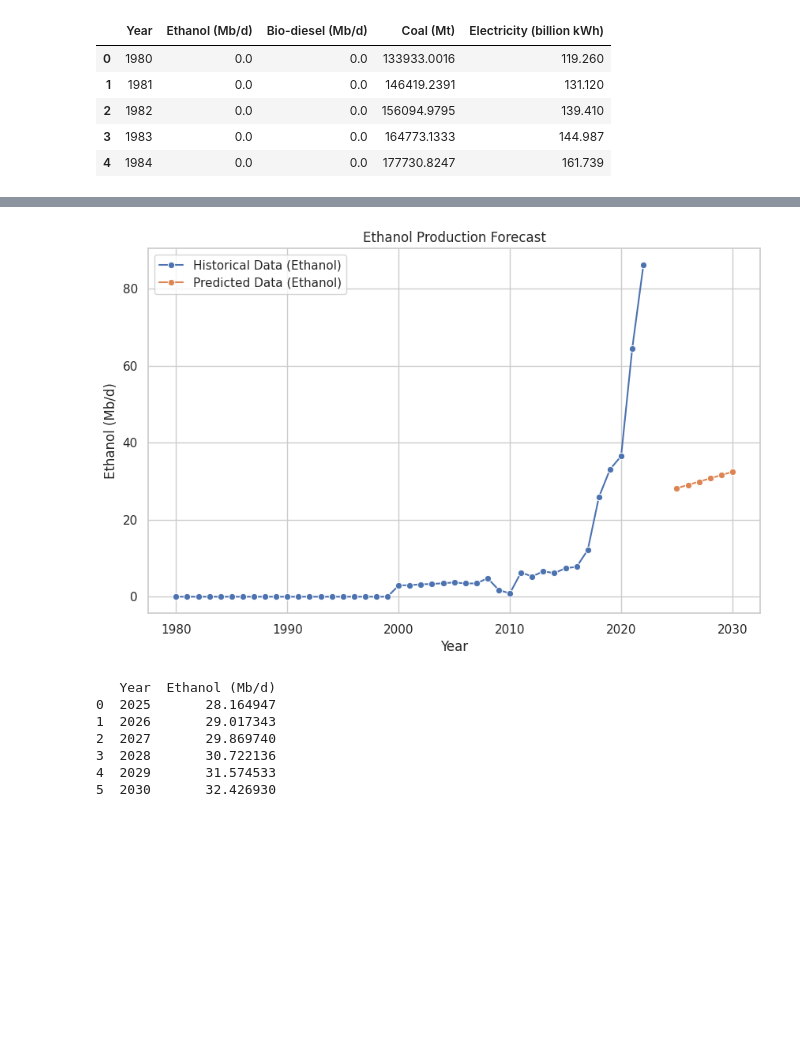
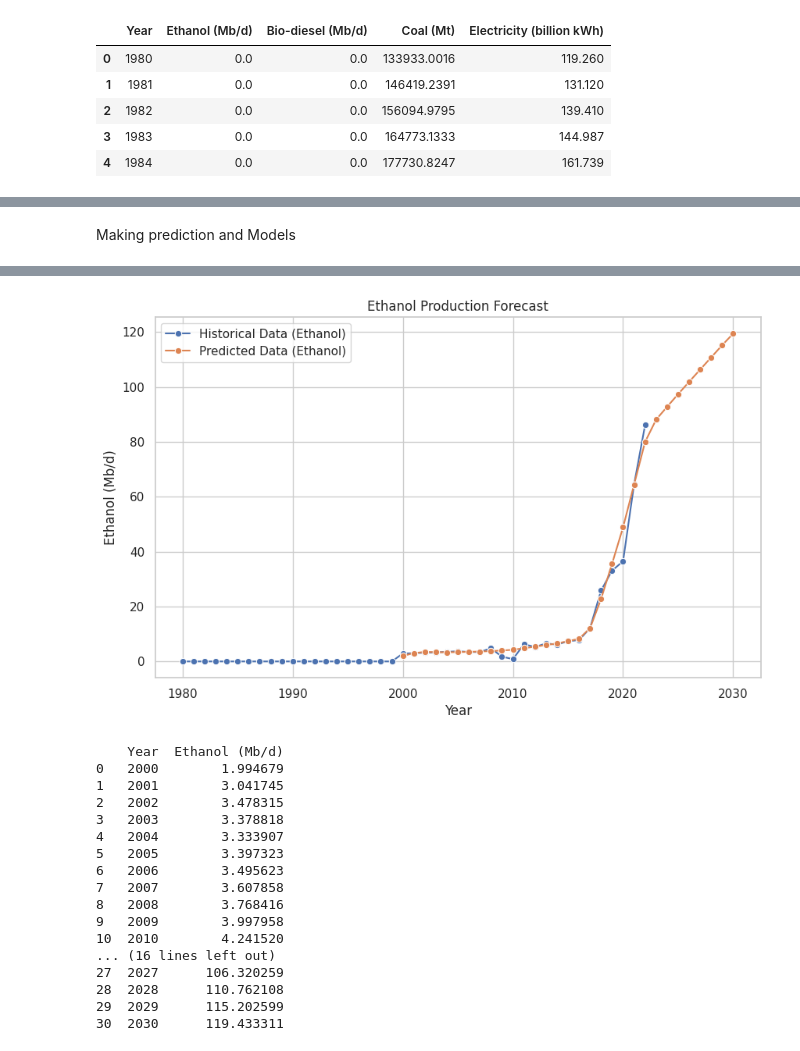
Before and after one commit to DevBehindYou/IndiaEnergyPredict, a Jupyter notebook: IFP.ipynb, the cells around one changed output, grey strips where cells are left out. Cells and saved outputs as stored; diff of their text form; code cells hidden in the pictures; blank space fills up the shorter version.

```diff
--- a/IFP.ipynb
+++ b/IFP.ipynb
@@ -6,5 +12,5 @@ import seaborn as sns
 # %%
-df = pd.read_csv("/content/india biofuel production data.csv")
+df = pd.read_csv("/content/IEPD.csv")
 df.head()
 # %% [output]
 |  | Year | Fuel ethanol (Mb/d) | Biomass-based diesel (Mb/d) | Coal (Mst) | Coal (Mt) | Generation (billion kWh) |
@@ -91,0 +104,2 @@ plt.show()
+# %% [markdown]
+Making prediction and Models
@@ -92,22 +109,31 @@ plt.show()
 # %%
-from sklearn.linear_model import LinearRegression
-from sklearn.preprocessing import PolynomialFeatures
+# Prepare the data for training
+X = df[['Year']].values
+y = df['Ethanol (Mb/d)'].values
 
-# Prepare the data for regression
-X = df[['Year']]
-y = df['Ethanol (Mb/d)']
+# Scale the features
+scaler = StandardScaler()
+X_scaled = scaler.fit_transform(X)
 
-# Create a linear regression model
-model = LinearRegression()
+# Build the neural network model
+model = tf.keras.Sequential([
+    tf.keras.layers.Dense(128, activation='relu', input_shape=[1]),
+    tf.keras.layers.Dense(128, activation='relu'),
+    tf.keras.layers.Dense(1)
+])
 
-# Fit the model
-model.fit(X, y)
+# Compile the model
+model.compile(optimizer='adam', loss='mse')
+
+# Train the model
+model.fit(X_scaled, y, epochs=1000, verbose=0)
 
 # Create future years data for prediction (up to 2030)
-future_years = pd.DataFrame({'Year': np.arange(2025, 2031)})
+future_years = pd.DataFrame({'Year': np.arange(2000, 2031)})
+X_future_scaled = scaler.transform(future_years)
 
 # Predict future values
-predictions = model.predict(future_years)
+predictions = model.predict(X_future_scaled).flatten()
 
 # Combine historical and predicted data for plotting
 future_years['Ethanol (Mb/d)'] = predictions
@@ -117,10 +143,10 @@ df_combined = pd.concat([df, future_years])
 fig, ax = plt.subplots(figsize=(10, 6))
 sns.set(style="whitegrid")
 
-# Plot historical data for bio-diesel
+# Plot historical data for ethanol
 sns.lineplot(x=df['Year'], y=df['Ethanol (Mb/d)'], marker='o', label='Historical Data (Ethanol)', ax=ax)
 
-# Plot predicted data for bio-diesel
+# Plot predicted data for ethanol
 sns.lineplot(x=future_years['Year'], y=future_years['Ethanol (Mb/d)'], marker='o', label='Predicted Data (Ethanol)', ax=ax)
 
 # Set labels and title
@@ -131,6 +157,6 @@ plt.legend()
 plt.grid(True)
 plt.show()
 
-# Display the predicted values for bio-diesel
+# Display the predicted values for ethanol
 print(future_years)
 # %% [output]
@@ -137,9 +164,19 @@ print(future_years)
-[figure, old version]
+[figure, new version]
-   Year  Ethanol (Mb/d)
-0  2025       28.164947
-1  2026       29.017343
-2  2027       29.869740
-3  2028       30.722136
-4  2029       31.574533
-5  2030       32.426930
+    Year  Ethanol (Mb/d)
+0   2000        1.994679
+1   2001        3.041745
+2   2002        3.478315
+3   2003        3.378818
+4   2004        3.333907
+5   2005        3.397323
+6   2006        3.495623
+7   2007        3.607858
+8   2008        3.768416
+9   2009        3.997958
+10  2010        4.241520
+... (16 lines left out)
+27  2027      106.320259
+28  2028      110.762108
+29  2029      115.202599
+30  2030      119.433311
 # %%
```
Also changed, not shown: parts of 15 cells of this notebook.
